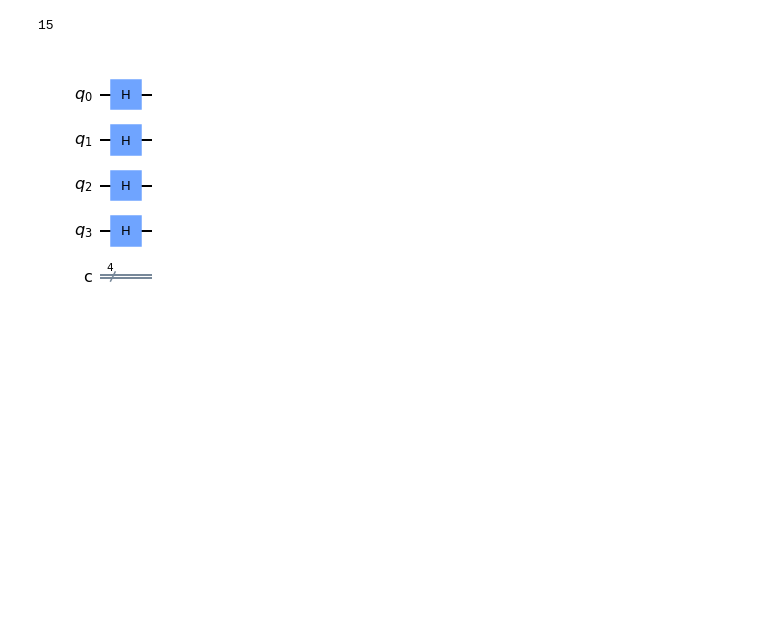
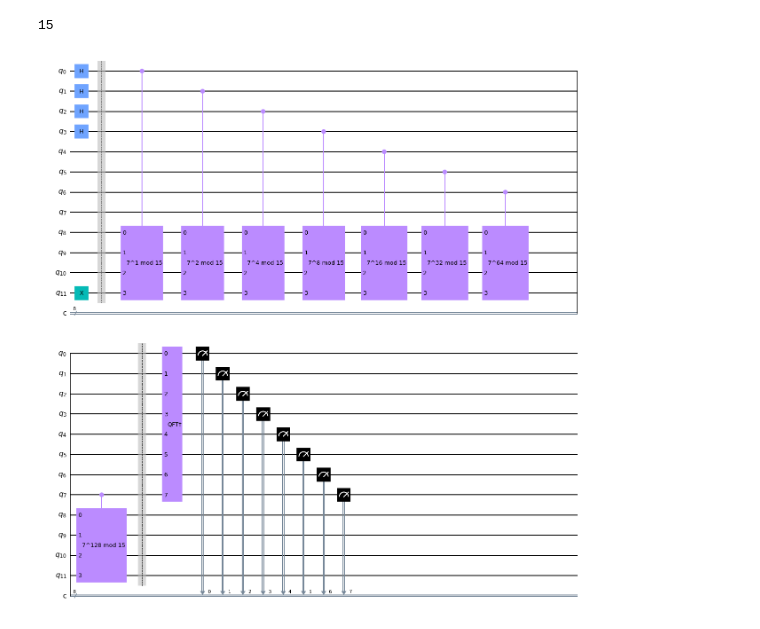
Before and after one commit to jimphon88/quantum-computing, a Jupyter notebook: shor algorithm.ipynb, the cells around one changed output. Saved outputs shown, nothing was run; the diff lists cells and outputs as text; code cells hidden in the pictures; blank space fills up the shorter version.

Commit message:
circuit implementation

```diff
--- a/shor algorithm.ipynb
+++ b/shor algorithm.ipynb
@@ -118,18 +119,4 @@ N
 # %% [output]
 15
 # %%
-m = 3
+m = 7
-# %%
-# find the amount of binary variables required to express N
-n = len(format(N, 'b'))
-
-# create a circuit with n qubits and n ancilla qubits
-qc = QuantumCircuit(n,n)
-
-# first super-position all qubits so we have a uniform distribution for all possible numbers (in binary format)
-for q in range(n):
-    qc.h(q)
-
-qc.draw('mpl')
-# %% [output]
-[figure, removed]
@@ -135,0 +153,43 @@ qc.draw('mpl')
+# %%
+def qft_dagger(n):
+    qc = QuantumCircuit(n)
+    for qubit in range(n//2):
+        # swap the gates
+        qc.swap(qubit, n-qubit-1)
+    for j in range(n):
+        for m in range(j):
+            # perform a controlled inverse-rotation
+            qc.cp(-np.pi/float(2**(j-m)), m, j)
+        # add the hardamond gate at the end
+        qc.h(j)
+    qc.name = "QFT†"
+    return qc
+# %%
+# find the amount of binary variables required to express N
+n = len(format(N, 'b'))
+
+# create a circuit with n qubits and n ancilla qubits
+qc = QuantumCircuit(3*n,2*n)
+
+# first super-position all qubits so we have a uniform distribution for all possible numbers (in binary format)
+for q in range(n):
+    qc.h(q)
+
+# add auxiliary register
+qc.x(2*n+3)
+
+qc.barrier()
+
+# Do controlled-U operations
+for q in range(2*n):
+    qc.append(mmod15(m, 2**q),
+             [q] + [i+2*n for i in range(4)])
+qc.barrier()
+# Do inverse-QFT
+qc.append(qft_dagger(2*n), range(2*n))
+
+# Measure circuit
+qc.measure(range(2*n), range(2*n))
+qc.draw('mpl')
+# %% [output]
+[figure, added]
```
Also changed, not shown: parts of 2 cells of this notebook.
